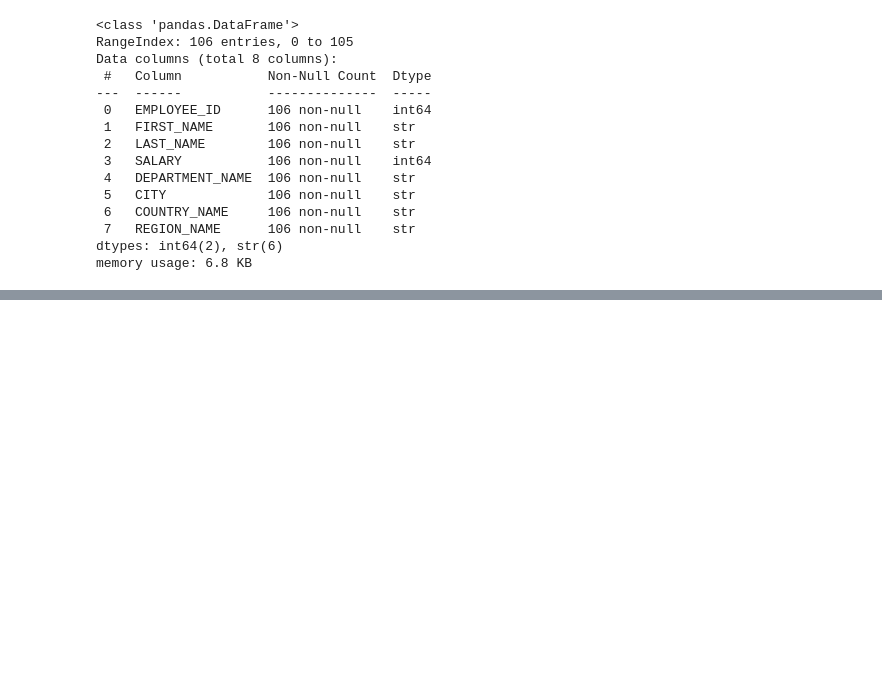
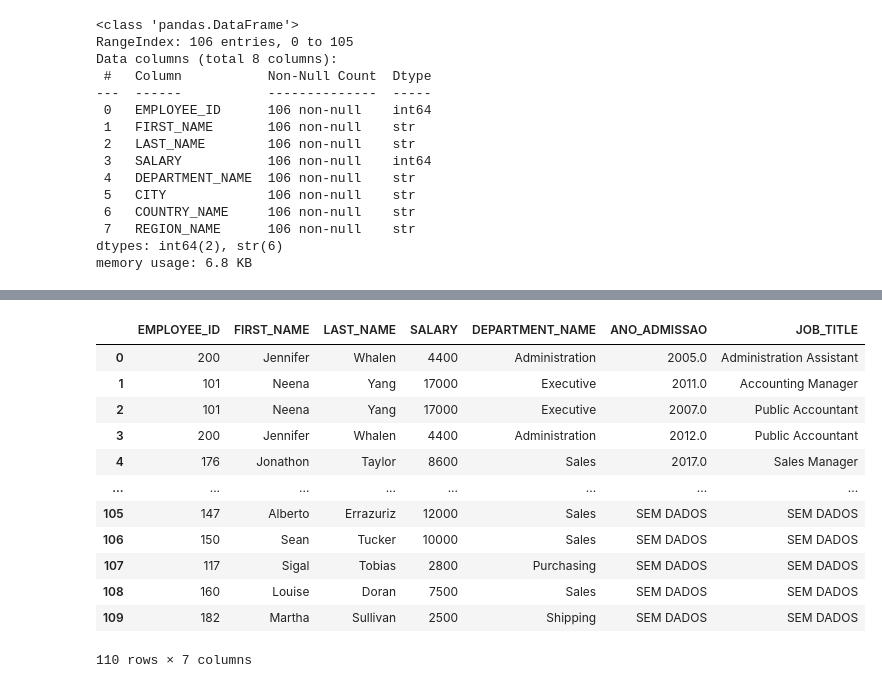
Before and after one commit to rhommardev/Projeto-de-data-visualiza-o-e-BI-do-curso-do-SCTEC-, a Jupyter notebook: Notebook/projeto_Rh_Analitytcs.ipynb, the cells around one changed output, grey strips where cells are left out. Drawn from its saved outputs; the diff is of its cells as text; code cells hidden in the pictures; blank space fills up the shorter version.

```diff
--- a/Notebook/projeto_Rh_Analitytcs.ipynb
+++ b/Notebook/projeto_Rh_Analitytcs.ipynb
@@ -129,0 +172,2 @@ memory usage: 6.8 KB
+# %%
+df3 = pd.read_csv("../Data/query_csv_3_completa.csv")
@@ -129,0 +204,2 @@ memory usage: 6.8 KB
+# %%
+df3["DEPARTMENT_NAME"] = df3["DEPARTMENT_NAME"].fillna("Sales")
@@ -129,0 +217,4 @@ memory usage: 6.8 KB
+# %%
+df3["ANO_ADMISSAO"] = df3["ANO_ADMISSAO"].fillna("SEM DADOS")
+# %%
+df3["JOB_TITLE"] = df3["JOB_TITLE"].fillna("SEM DADOS")
@@ -129,0 +232,16 @@ memory usage: 6.8 KB
+# %%
+df3
+# %% [output]
+|  | EMPLOYEE_ID | FIRST_NAME | LAST_NAME | SALARY | DEPARTMENT_NAME | ANO_ADMISSAO | JOB_TITLE |
+| 0 | 200 | Jennifer | Whalen | 4400 | Administration | 2005.0 | Administration Assistant |
+| 1 | 101 | Neena | Yang | 17000 | Executive | 2011.0 | Accounting Manager |
+| 2 | 101 | Neena | Yang | 17000 | Executive | 2007.0 | Public Accountant |
+| 3 | 200 | Jennifer | Whalen | 4400 | Administration | 2012.0 | Public Accountant |
+| 4 | 176 | Jonathon | Taylor | 8600 | Sales | 2017.0 | Sales Manager |
+| ... | ... | ... | ... | ... | ... | ... | ... |
+| 105 | 147 | Alberto | Errazuriz | 12000 | Sales | SEM DADOS | SEM DADOS |
+| 106 | 150 | Sean | Tucker | 10000 | Sales | SEM DADOS | SEM DADOS |
+| 107 | 117 | Sigal | Tobias | 2800 | Purchasing | SEM DADOS | SEM DADOS |
+| 108 | 160 | Louise | Doran | 7500 | Sales | SEM DADOS | SEM DADOS |
+| 109 | 182 | Martha | Sullivan | 2500 | Shipping | SEM DADOS | SEM DADOS |
+110 rows × 7 columns
```
Also changed, not shown: parts of 14 cells of this notebook.
